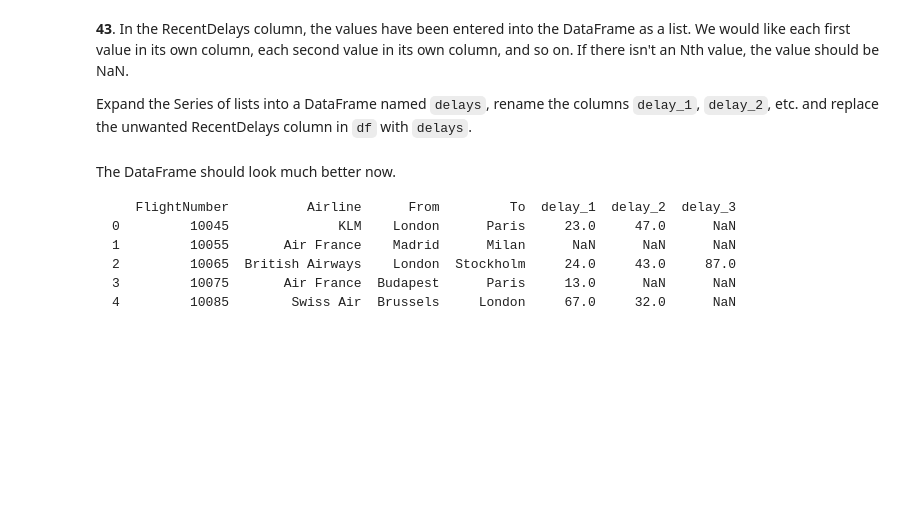
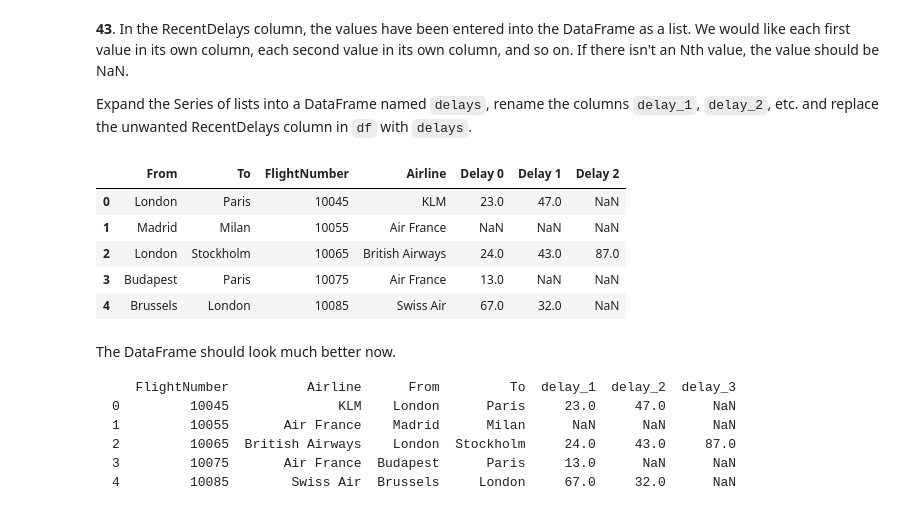
Before and after one commit to markmbarak8/100-pandas-puzzles-solved-, a Jupyter notebook: 100-pandas-puzzles.ipynb, the cells around one changed output. Cells and saved outputs as stored; diff of their text form; code cells hidden in the pictures; blank space fills up the shorter version.

````diff
--- a/100-pandas-puzzles.ipynb
+++ b/100-pandas-puzzles.ipynb
@@ -720,2 +826,9 @@ Formatted, it looks like this:
 # %% [markdown]
 **39.** The **From\_To** column would be better as two separate columns! Split each string on the underscore delimiter `_` to give a new temporary DataFrame called 'temp' with the correct values. Assign the correct column names 'From' and 'To' to this temporary DataFrame.
+# %%
+From=df['From_To'].transform(lambda x:x.split('_')[0])
+From.name='From'
+To=df['From_To'].transform(lambda x:x.split('_')[1])
+To.name='To'
+temp_df=pd.DataFrame([From,To]).transpose()
+temp_df
@@ -722,2 +842,6 @@ Formatted, it looks like this:
 # %% [markdown]
 **40.** Notice how the capitalisation of the city names is all mixed up in this temporary DataFrame 'temp'. Standardise the strings so that only the first letter is uppercase (e.g. "londON" should become "London".)
+# %%
+temp_df['From']=temp_df['From'].transform(lambda x:x.capitalize())
+temp_df['To']=temp_df['To'].transform(lambda x:x.capitalize())
+temp_df
@@ -724,2 +855,5 @@ Formatted, it looks like this:
 # %% [markdown]
 **41.** Delete the **From_To** column from `df` and attach the temporary DataFrame 'temp' from the previous questions.
+# %%
+df.drop('From_To',axis=1,inplace=True)
+df=temp_df.merge(df,left_index=True,right_index=True)
@@ -726,2 +869,13 @@ Formatted, it looks like this:
 # %% [markdown]
 **42**. In the **Airline** column, you can see some extra puctuation and symbols have appeared around the airline names. Pull out just the airline name. E.g. `'(British Airways. )'` should become `'British Airways'`.
+# %%
+def remove_punctuation(x):
+    from string import ascii_letters
+    a=list(ascii_letters+' ')
+    for i in x:
+        if i not in a:
+            x=x.replace(i,'')
+    x=x.strip()
+    return x
+df['Airline']=df['Airline'].map(remove_punctuation)
+df
@@ -729,6 +890,18 @@ Formatted, it looks like this:
 **43**. In the RecentDelays column, the values have been entered into the DataFrame as a list. We would like each first value in its own column, each second value in its own column, and so on. If there isn't an Nth value, the value should be NaN.
 
 Expand the Series of lists into a DataFrame named `delays`, rename the columns `delay_1`, `delay_2`, etc. and replace the unwanted RecentDelays column in `df` with `delays`.
+# %%
+delays=df['RecentDelays'].apply(pd.Series)
+delays.columns=[f"Delay {n}" for n in range(len(delays.columns))]
+df=df.drop(columns='RecentDelays')
+df.merge(delays,left_index=True,right_index=True)
+# %% [output]
+|  | From | To | FlightNumber | Airline | Delay 0 | Delay 1 | Delay 2 |
+| 0 | London | Paris | 10045 | KLM | 23.0 | 47.0 | NaN |
+| 1 | Madrid | Milan | 10055 | Air France | NaN | NaN | NaN |
+| 2 | London | Stockholm | 10065 | British Airways | 24.0 | 43.0 | 87.0 |
+| 3 | Budapest | Paris | 10075 | Air France | 13.0 | NaN | NaN |
+| 4 | Brussels | London | 10085 | Swiss Air | 67.0 | 32.0 | NaN |
 # %% [markdown]
 The DataFrame should look much better now.
 ```
````
Also changed, not shown: parts of 16 cells of this notebook.
